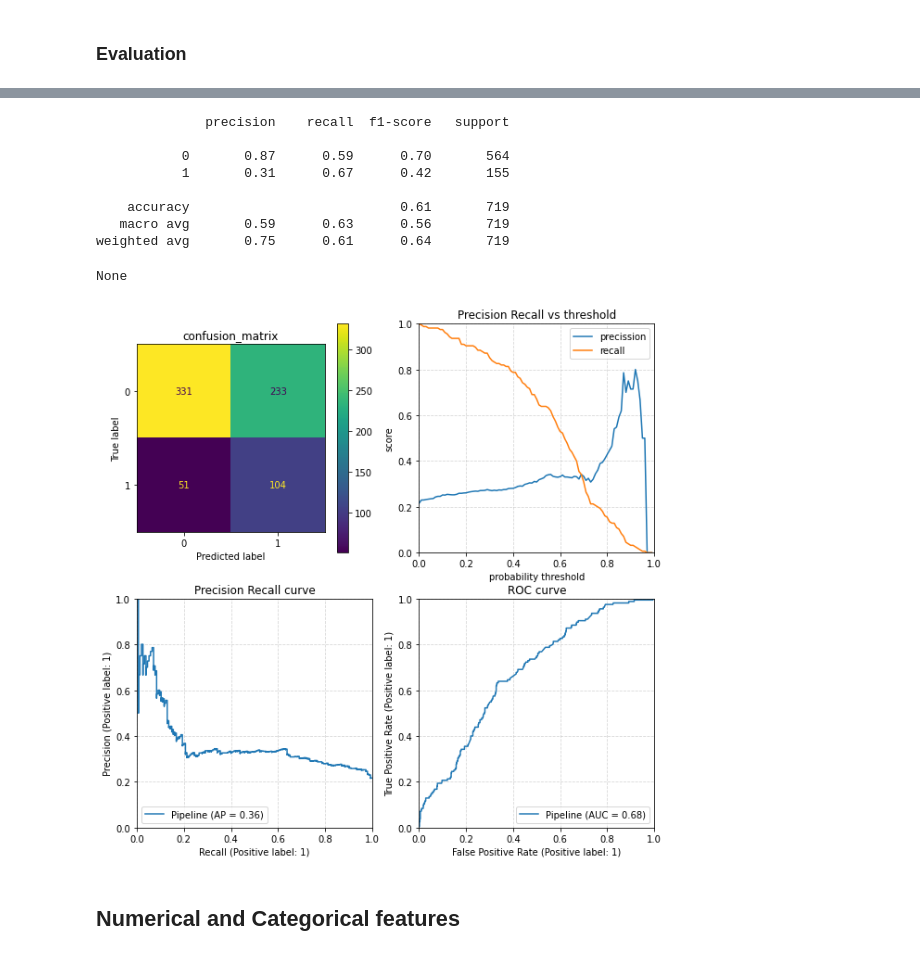
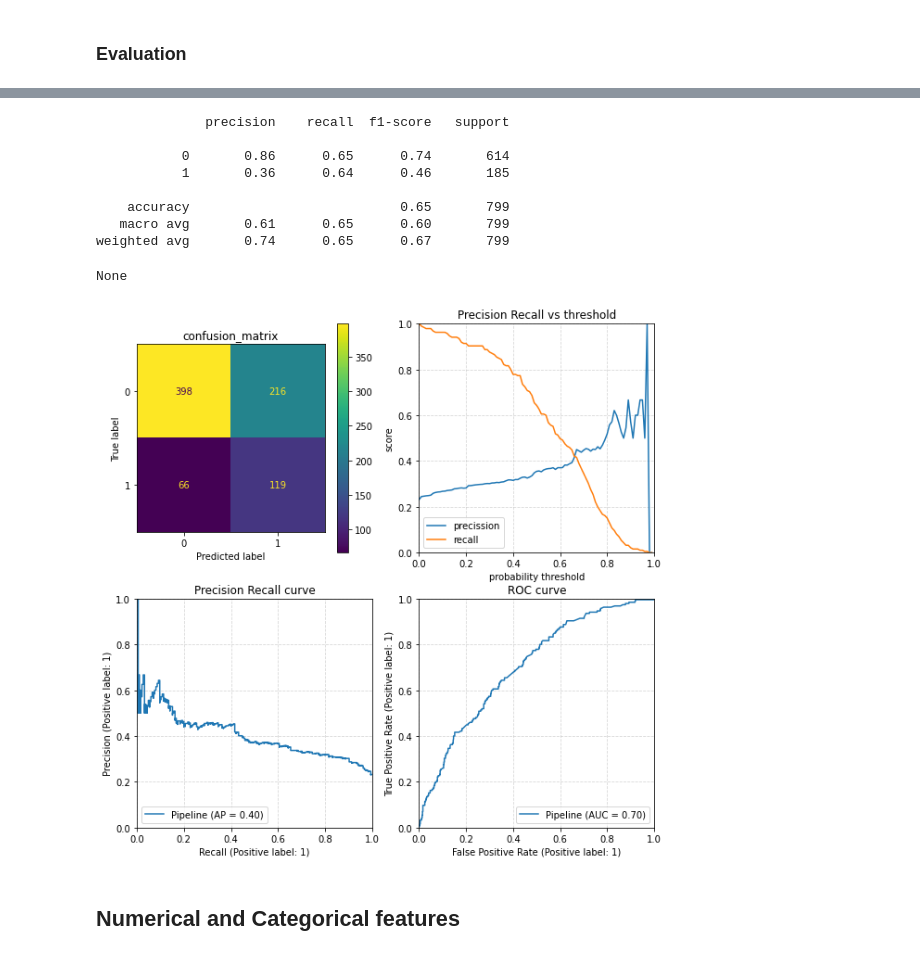
Before and after one commit to creyesp/ml-workshop-campus-party, a Jupyter notebook: notebooks/modeling_xgb.ipynb, the cells around one changed output, grey strips where cells are left out. Cells and saved outputs as stored; diff of their text form; code cells hidden in the pictures.

```diff
--- a/notebooks/modeling_xgb.ipynb
+++ b/notebooks/modeling_xgb.ipynb
@@ -20,11 +20,8 @@ set_config(display='diagram')
 train = pd.read_csv('../data/users_train.csv')
 test = pd.read_csv('../data/users_test.csv')
 
-train.drop(columns=['user_first_engagement','user_pseudo_id'], inplace=True)
-test.drop(columns=['user_first_engagement','user_pseudo_id'], inplace=True)
-
-x_train, y_train = train.drop(columns=[LABEL_COL]), train[LABEL_COL]
-x_test, y_test = test.drop(columns=[LABEL_COL]), test[LABEL_COL]
+x_train, y_train = train.drop(columns=[LABEL_COLUMN]), train[LABEL_COLUMN]
+x_test, y_test = test.drop(columns=[LABEL_COLUMN]), test[LABEL_COLUMN]
 
 scale_pos_weight = 1/y_train.mean()
 # %% [markdown]
@@ -35,13 +32,13 @@ scale_pos_weight = 1/y_train.mean()
 # %%
 xgb_model = Pipeline(
     steps=[
-        ("preprocessor", preprocessor_numeric()),
+        ("preprocessor", preprocessor(categical=False)),
         (
-            "linear_regressor",
+            "xgb_model",
             XGBClassifier(
                 scale_pos_weight=scale_pos_weight,
                 use_label_encoder=False,
-                eval_metric='logloss',
+                eval_metric="logloss",
             ),
         ),
     ]
@@ -90,20 +67,21 @@ array([1, 1, 0, 1, 1, 1, 1, 0, 0, 1, 1, 1, 1, 0, 1, 0, 0, 0, 0, 1, 1, 0,
 # %%
-y_val_pred = xgb_model.predict(x_val)
+x = x_test
+y = y_test
 
-display(print(metrics.classification_report(y_val, y_val_pred)))
-
-ax = plot_metric_curves(xgb_model, x_val, y_val)
+y_pred = xgb_model.predict(x)
+display(print(metrics.classification_report(y, y_pred)))
+ax = plot_metric_curves(xgb_model, x, y)
 # %% [output]
               precision    recall  f1-score   support
 
-           0       0.87      0.59      0.70       564
-           1       0.31      0.67      0.42       155
+           0       0.86      0.65      0.74       614
+           1       0.36      0.64      0.46       185
 
-    accuracy                           0.61       719
-   macro avg       0.59      0.63      0.56       719
-weighted avg       0.75      0.61      0.64       719
+    accuracy                           0.65       799
+   macro avg       0.61      0.65      0.60       799
+weighted avg       0.74      0.65      0.67       799
 None
-[figure, old version]
+[figure, new version]
 # %% [markdown]
 ## Numerical and Categorical features
 # %% [markdown]
```
Also changed, not shown: parts of 9 cells of this notebook, 19 other files.
